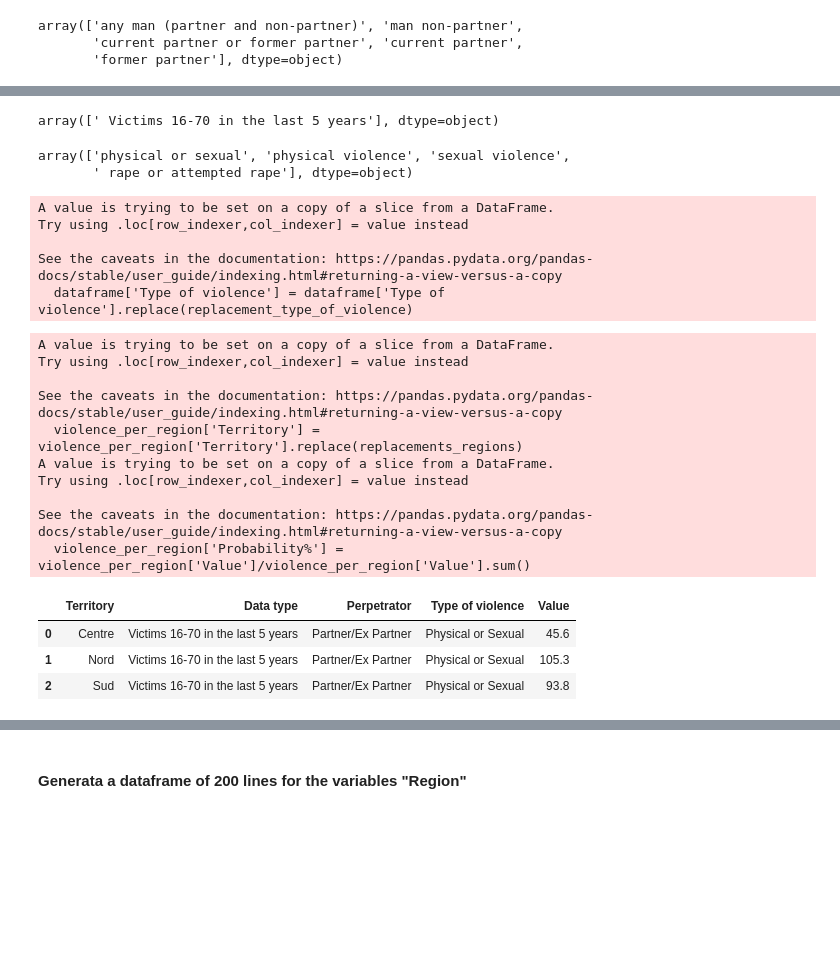
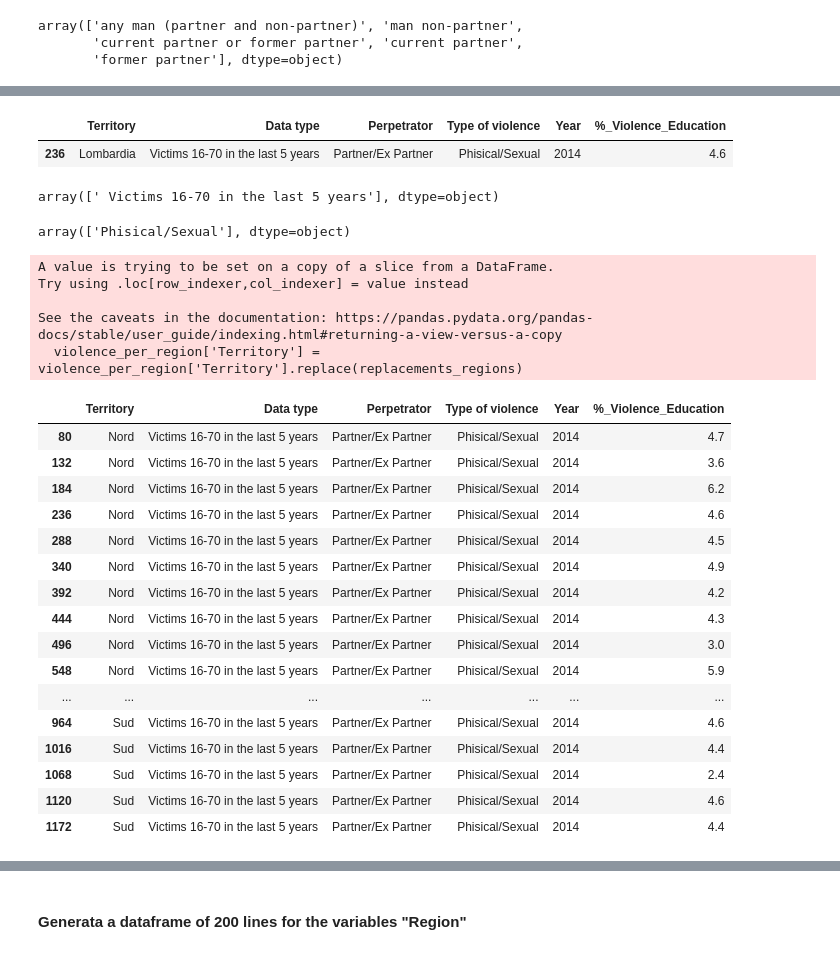
Before and after one commit to Cecilia8989/PfDA_Assignement, a Jupyter notebook: PfDA_Project_1.ipynb, the cells around one changed output, grey strips where cells are left out. Saved outputs shown, nothing was run; the diff lists cells and outputs as text; code cells hidden in the pictures; blank space fills up the shorter version.

```diff
--- a/PfDA_Project_1.ipynb
+++ b/PfDA_Project_1.ipynb
@@ -22,17 +22,14 @@ violence_per_region.head()
 | 3 | IT | Italy | W16_70_PNP_LT | women aged 16-70 years who have s... | ANY_P_NOP | any man (partner and non-partner) | RAPE_OR_ATT | ... |
 | 4 | IT | Italy | W16_70_PNP_LT | women aged 16-70 years who have s... | NOP | man non-partner | PHSEX | ... |
 # %%
-# List of columns to be removed from the DataFrame
-columns_to_be_removed = ['ITTER107', 'TIPO_DATO_VIOLENZA','TIPOAUT', 'TIPOVIOLENZA', 'Select time', 'Flag Codes', 'Flags']
+columns_to_be_removed = ['ITTER107', 'TIPO_DATO_VIOLENZA', 'TIPOAUT', 'TIPOVIOLENZA',
+       'Select time', 'Flag Codes', 'Flags']
 
 # Remove the specified columns from the 'Instruction_level_italy' DataFrame
 violence_per_region = violence_per_region.drop(columns=columns_to_be_removed)
 
 # Renaming columns in a Pandas DataFrame
-violence_per_region.rename(
-    columns={"TIME": "Year"},
-    inplace=True
-)
+violence_per_region.rename(columns={"TIME": "Year", 'Value':'%_Violence_Education'},inplace=True)
 
-violence_per_region.head()
+violence_per_region
 # %% [output]
@@ -65,6 +69,12 @@ array(['any man (partner and non-partner)', 'man non-partner',
 # %%
 # function to filter the dataset in the columnc 'Pepetrators' and 'Datatype'
 def filter_and_replace(dataframe):
+    # Filter for rows where 'Type of violence' is 'physical or sexual'
+    dataframe = dataframe[dataframe['Type of violence'] == 'physical or sexual']
+
+    # Replace 'current partner or former partner' with 'Partner/Ex Partner' in the 'Perpetrator' column
+    dataframe['Type of violence'] = dataframe['Type of violence'].replace('physical or sexual', 'Phisical/Sexual')
+
     # Filter for rows where 'Perpetrator' is 'current partner or former partner'
     dataframe = dataframe[dataframe['Perpetrator'] == 'current partner or former partner']
 
@@ -106,6 +120,10 @@ See the caveats in the documentation: https://pandas.pydata.org/pandas-docs/stab
 # %%
 # Filter for rows where 'Territory' is not 'Italy'
 violence_per_region = violence_per_region.loc[violence_per_region['Territory'] != 'Italy']
+violence_per_region.loc[violence_per_region['Territory'] == 'Lombardia']
+# %% [output]
+|  | Territory | Data type | Perpetrator | Type of violence | Year | %_Violence_Education |
+| 236 | Lombardia | Victims 16-70 in the last 5 years | Partner/Ex Partner | Phisical/Sexual | 2014 | 4.6 |
 # %%
 violence_per_region['Data type'].unique()
 # %% [output]
@@ -113,32 +131,7 @@ array([' Victims 16-70 in the last 5 years'], dtype=object)
 # %%
 violence_per_region['Type of violence'].unique()
 # %% [output]
-array(['physical or sexual', 'physical violence', 'sexual violence',
-       ' rape or attempted rape'], dtype=object)
+array(['Phisical/Sexual'], dtype=object)
-# %%
-# https://www.youtube.com/watch?app=desktop&v=8Y1UkY0oAXM
-# Function to replace values in the 'Type of violence' column
-
-# Dictionary defining replacements for 'Type of violence' column
-def replace_violence_types(dataframe):
-    replacement_type_of_violence = {
-        'physical or sexual': 'Physical or Sexual',
-        'physical violence': 'Physical or Sexual',
-        'sexual violence': 'Physical or Sexual',
-        ' rape or attempted rape': 'Physical or Sexual'
-    }
-    # Applying replacements to the 'Type of violence' column in the DataFrame 'violence_per_region'
-    dataframe['Type of violence'] = dataframe['Type of violence'].replace(replacement_type_of_violence)
-    return dataframe
-
-# call the function to replace the value on the Type of Violence columng
-violence_per_region = replace_violence_types(violence_per_region)
-# %% [output]
-A value is trying to be set on a copy of a slice from a DataFrame.
-Try using .loc[row_indexer,col_indexer] = value instead
-
-See the caveats in the documentation: https://pandas.pydata.org/pandas-docs/stable/user_guide/indexing.html#returning-a-view-versus-a-copy
-  dataframe['Type of violence'] = dataframe['Type of violence'].replace(replacement_type_of_violence)
 # %%
 # https://www.tuttitalia.it/statistiche/nord-centro-mezzogiorno-italia/
 # https://www.youtube.com/watch?app=desktop&v=8Y1UkY0oAXM
@@ -155,44 +148,49 @@ replacements_regions = {
     'Provincia Autonoma Bolzano / Bozen': 'Nord',
     'Provincia Autonoma Trento': 'Nord',
     'Lazio': 'Centre',
     'Marche': 'Centre',
     'Toscana': 'Centre',
     'Umbria': 'Centre',
     'Abruzzo': 'Sud',
     'Basilicata': 'Sud',
     'Calabria': 'Sud',
     'Campania': 'Sud',
     'Molise': 'Sud',
     'Puglia': 'Sud',
     'Sardegna': 'Sud',
     'Sicilia': 'Sud',
     'Basilicata': 'Sud',
     'Calabria': 'Sud',
     'Campania': 'Sud',
     'Molise': 'Sud',
     'Puglia': 'Sud',
     'Sardegna': 'Sud',
     'Sicilia': 'Sud',
 }
 
 violence_per_region['Territory'] = violence_per_region['Territory'].replace(replacements_regions)
-
-violence_per_region['Probability%'] = violence_per_region['Value']/violence_per_region['Value'].sum()
-
-violence_per_region.groupby(['Territory', 'Data type', 'Perpetrator', 'Type of violence'])['Value'].sum().reset_index()
+violence_per_region
 # %% [output]
 A value is trying to be set on a copy of a slice from a DataFrame.
 Try using .loc[row_indexer,col_indexer] = value instead
 
 See the caveats in the documentation: https://pandas.pydata.org/pandas-docs/stable/user_guide/indexing.html#returning-a-view-versus-a-copy
   violence_per_region['Territory'] = violence_per_region['Territory'].replace(replacements_regions)
-A value is trying to be set on a copy of a slice from a DataFrame.
-Try using .loc[row_indexer,col_indexer] = value instead
-
-See the caveats in the documentation: https://pandas.pydata.org/pandas-docs/stable/user_guide/indexing.html#returning-a-view-versus-a-copy
-  violence_per_region['Probability%'] = violence_per_region['Value']/violence_per_region['Value'].sum()
-|  | Territory | Data type | Perpetrator | Type of violence | Value |
-| 0 | Centre | Victims 16-70 in the last 5 years | Partner/Ex Partner | Physical or Sexual | 45.6 |
-| 1 | Nord | Victims 16-70 in the last 5 years | Partner/Ex Partner | Physical or Sexual | 105.3 |
-| 2 | Sud | Victims 16-70 in the last 5 years | Partner/Ex Partner | Physical or Sexual | 93.8 |
+|  | Territory | Data type | Perpetrator | Type of violence | Year | %_Violence_Education |
+| 80 | Nord | Victims 16-70 in the last 5 years | Partner/Ex Partner | Phisical/Sexual | 2014 | 4.7 |
+| 132 | Nord | Victims 16-70 in the last 5 years | Partner/Ex Partner | Phisical/Sexual | 2014 | 3.6 |
+| 184 | Nord | Victims 16-70 in the last 5 years | Partner/Ex Partner | Phisical/Sexual | 2014 | 6.2 |
+| 236 | Nord | Victims 16-70 in the last 5 years | Partner/Ex Partner | Phisical/Sexual | 2014 | 4.6 |
+| 288 | Nord | Victims 16-70 in the last 5 years | Partner/Ex Partner | Phisical/Sexual | 2014 | 4.5 |
+| 340 | Nord | Victims 16-70 in the last 5 years | Partner/Ex Partner | Phisical/Sexual | 2014 | 4.9 |
+| 392 | Nord | Victims 16-70 in the last 5 years | Partner/Ex Partner | Phisical/Sexual | 2014 | 4.2 |
+| 444 | Nord | Victims 16-70 in the last 5 years | Partner/Ex Partner | Phisical/Sexual | 2014 | 4.3 |
+| 496 | Nord | Victims 16-70 in the last 5 years | Partner/Ex Partner | Phisical/Sexual | 2014 | 3.0 |
+| 548 | Nord | Victims 16-70 in the last 5 years | Partner/Ex Partner | Phisical/Sexual | 2014 | 5.9 |
+| ... | ... | ... | ... | ... | ... | ... |
+| 964 | Sud | Victims 16-70 in the last 5 years | Partner/Ex Partner | Phisical/Sexual | 2014 | 4.6 |
+| 1016 | Sud | Victims 16-70 in the last 5 years | Partner/Ex Partner | Phisical/Sexual | 2014 | 4.4 |
+| 1068 | Sud | Victims 16-70 in the last 5 years | Partner/Ex Partner | Phisical/Sexual | 2014 | 2.4 |
+| 1120 | Sud | Victims 16-70 in the last 5 years | Partner/Ex Partner | Phisical/Sexual | 2014 | 4.6 |
+| 1172 | Sud | Victims 16-70 in the last 5 years | Partner/Ex Partner | Phisical/Sexual | 2014 | 4.4 |
 # %%
```
Also changed, not shown: parts of 23 cells of this notebook.
